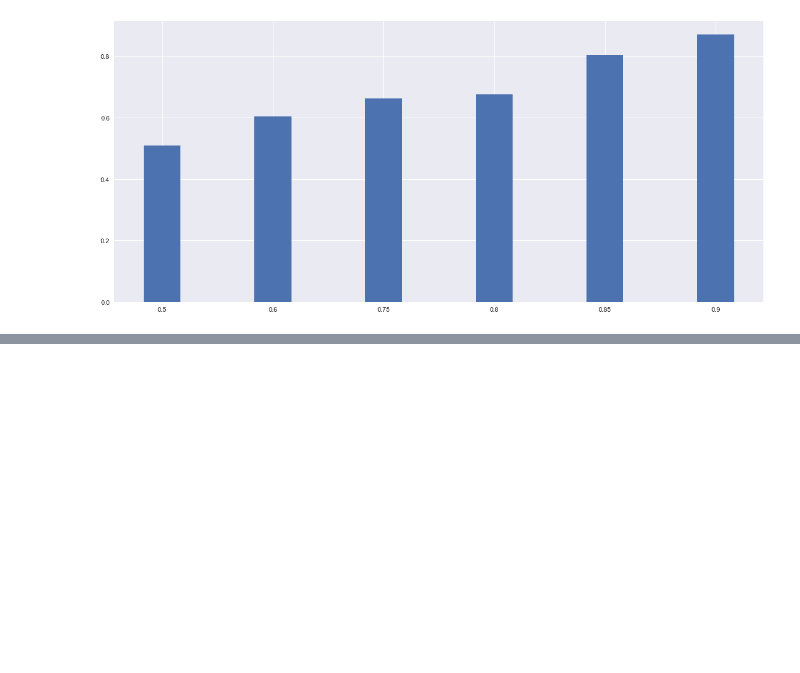
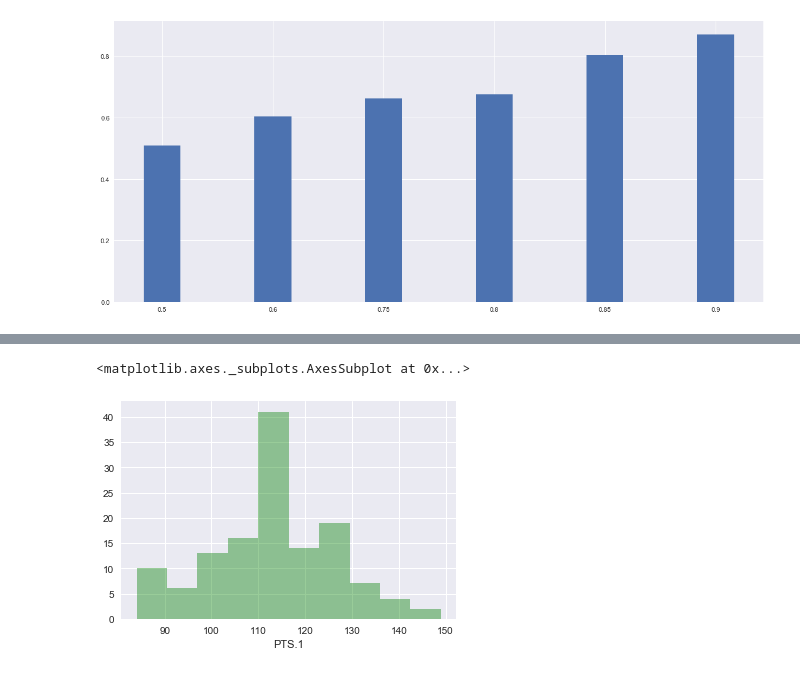
Before and after one commit to laimis/gamepredictions, a Jupyter notebook: train_model.ipynb, the cells around one changed output, grey strips where cells are left out. Cells and saved outputs as stored; diff of their text form; code cells hidden in the pictures; blank space fills up the shorter version.

```diff
--- a/train_model.ipynb
+++ b/train_model.ipynb
@@ -142,0 +158,5 @@ plt.show()
+# %%
+sns.distplot(results['PTS.1'], bins=10, kde=False, color="green")
+# %% [output]
+<matplotlib.axes._subplots.AxesSubplot at 0x...>
+[figure, added]
```
Also changed, not shown: parts of 8 cells of this notebook.
